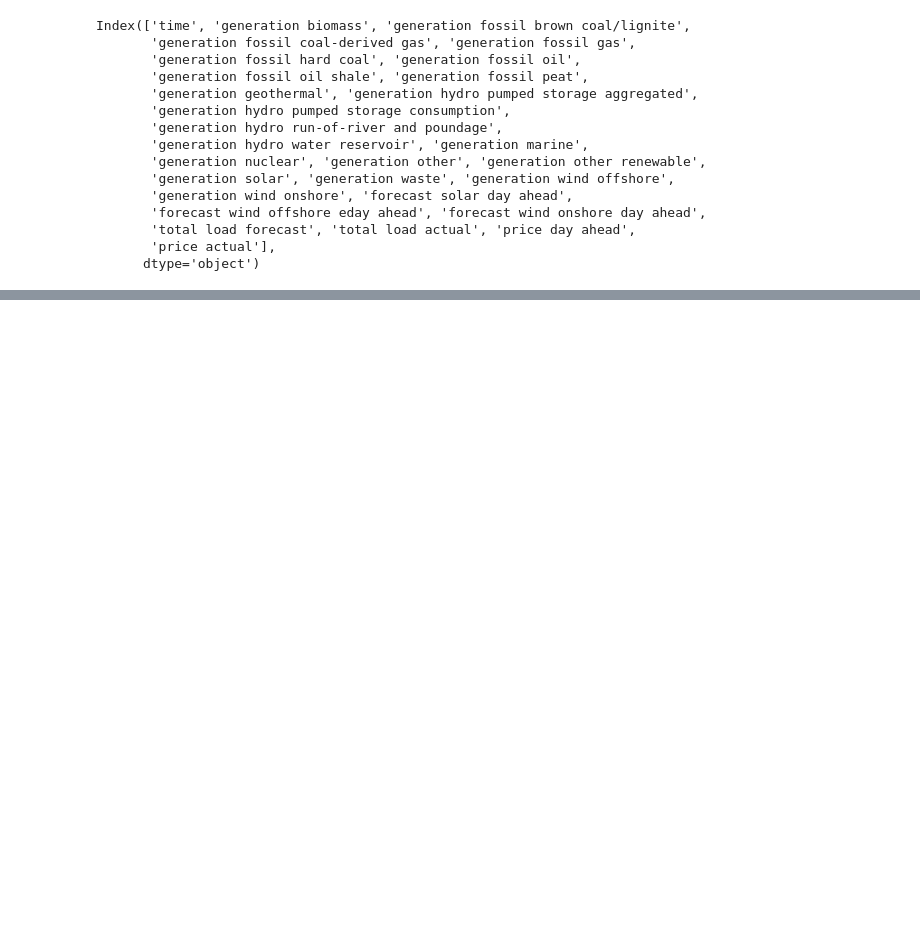
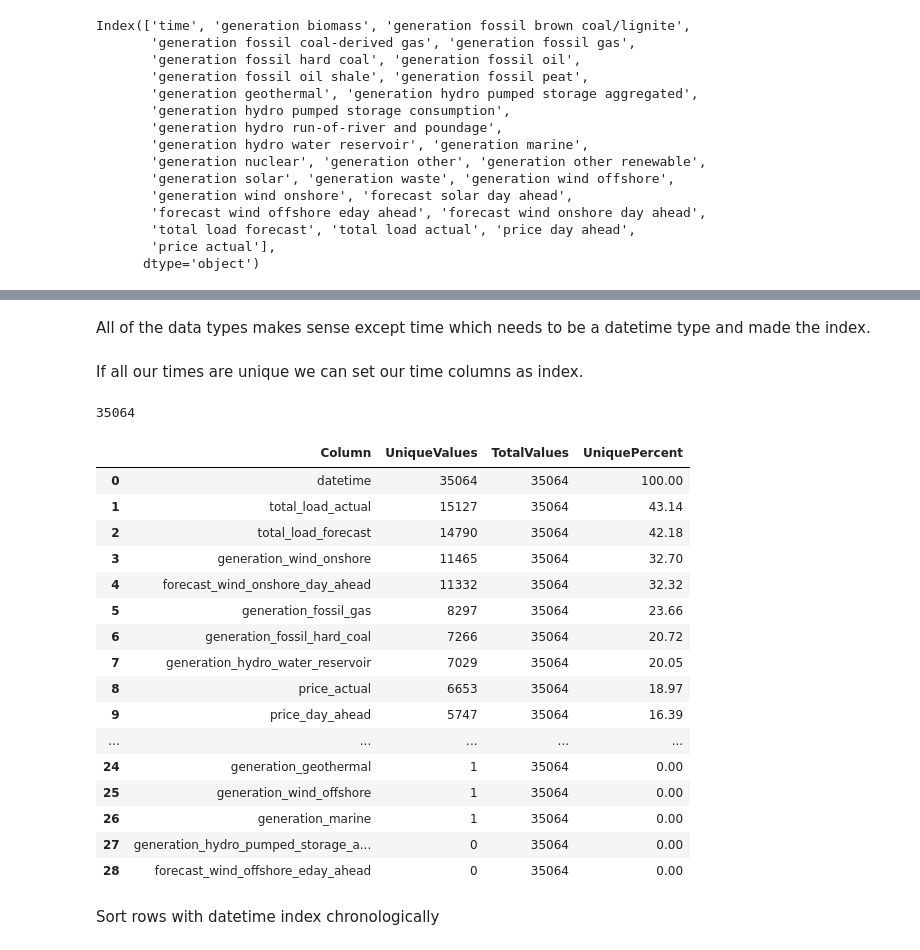
Before and after one commit to saricmilos/electricity-price-for-tomorrow, a Jupyter notebook: notebooks/electricity_price_forecasting_eda.ipynb, the cells around one changed output, grey strips where cells are left out. Cells and saved outputs as stored; diff of their text form; code cells hidden in the pictures; blank space fills up the shorter version.

```diff
--- a/notebooks/electricity_price_forecasting_eda.ipynb
+++ b/notebooks/electricity_price_forecasting_eda.ipynb
@@ -178,0 +264,32 @@ Index(['time', 'generation biomass', 'generation fossil brown coal/lignite',
+# %% [markdown]
+All of the data types makes sense except time which needs to be a datetime type and made the index.
+# %%
+# Convert to datetime in UTC, then to Spain local time
+energy_df['datetime'] = pd.to_datetime(energy_df['time'], utc=True).dt.tz_convert('Europe/Madrid')
+energy_df.drop('time', axis=1, inplace=True)
+# %% [markdown]
+If all our times are unique we can set our time columns as index.
+# %%
+energy_df["datetime"].nunique()
+# %% [output]
+35064
+# %%
+unique_values(energy_df)
+# %% [output]
+|  | Column | UniqueValues | TotalValues | UniquePercent |
+| 0 | datetime | 35064 | 35064 | 100.00 |
+| 1 | total_load_actual | 15127 | 35064 | 43.14 |
+| 2 | total_load_forecast | 14790 | 35064 | 42.18 |
+| 3 | generation_wind_onshore | 11465 | 35064 | 32.70 |
+| 4 | forecast_wind_onshore_day_ahead | 11332 | 35064 | 32.32 |
+| 5 | generation_fossil_gas | 8297 | 35064 | 23.66 |
+| 6 | generation_fossil_hard_coal | 7266 | 35064 | 20.72 |
+| 7 | generation_hydro_water_reservoir | 7029 | 35064 | 20.05 |
+| 8 | price_actual | 6653 | 35064 | 18.97 |
+| 9 | price_day_ahead | 5747 | 35064 | 16.39 |
+| ... | ... | ... | ... | ... |
+| 24 | generation_geothermal | 1 | 35064 | 0.00 |
+| 25 | generation_wind_offshore | 1 | 35064 | 0.00 |
+| 26 | generation_marine | 1 | 35064 | 0.00 |
+| 27 | generation_hydro_pumped_storage_a... | 0 | 35064 | 0.00 |
+| 28 | forecast_wind_offshore_eday_ahead | 0 | 35064 | 0.00 |
@@ -178,0 +298,2 @@ Index(['time', 'generation biomass', 'generation fossil brown coal/lignite',
+# %% [markdown]
+Sort rows with datetime index chronologically
```
Also changed, not shown: parts of 40 cells of this notebook.
